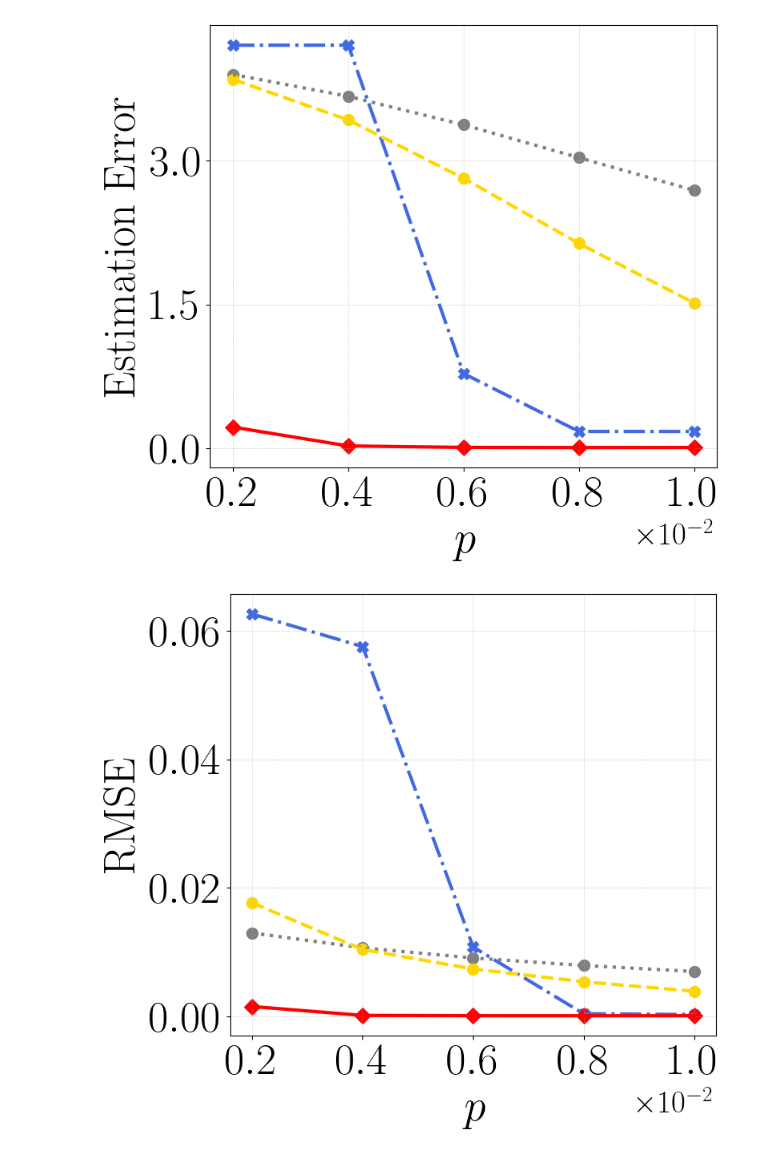
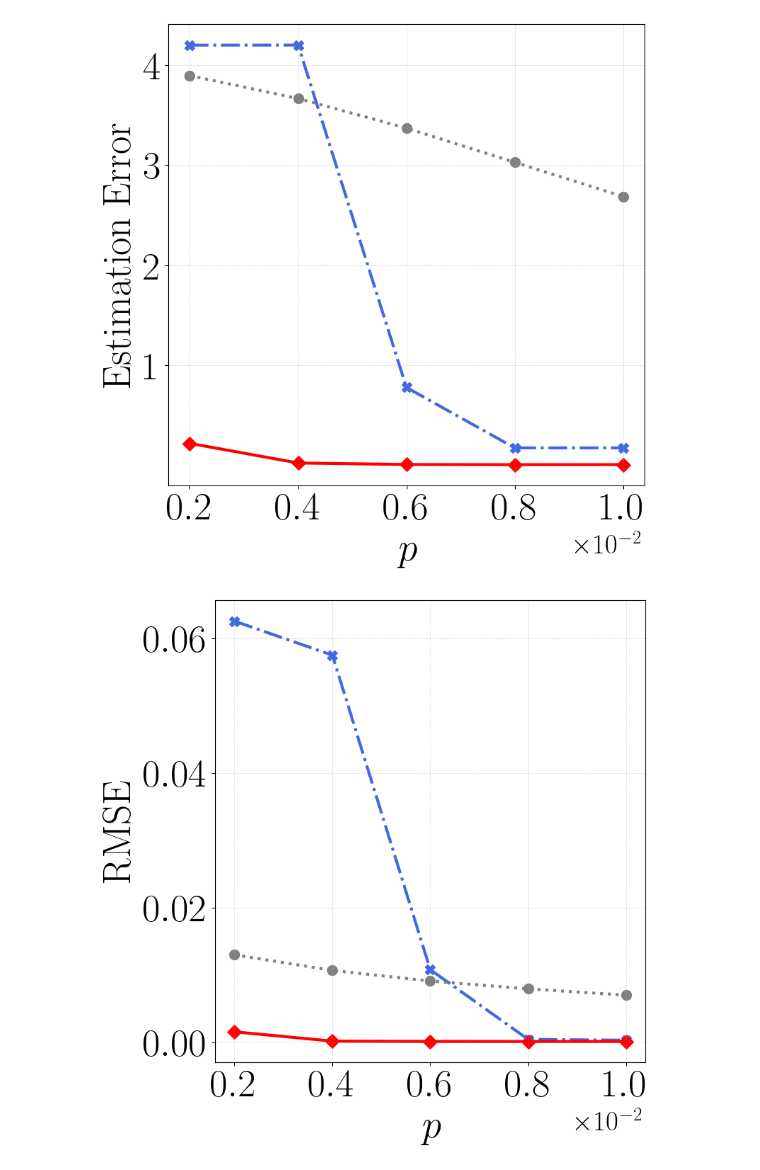
Before and after one commit to VirtuosoResearch/Matrix-completion-from-ultrasparse-samples, a Jupyter notebook: revised_figures/uniform_sampling.ipynb, the cells around one changed output. Drawn from its saved outputs; the diff is of its cells as text; code cells hidden in the pictures.

```diff
--- a/revised_figures/uniform_sampling.ipynb
+++ b/revised_figures/uniform_sampling.ipynb
@@ -22,46 +22,46 @@ nuclear_reg = np.array([3.8431460, 3.4214577, 2.8141486, 2.1356486, 1.5148298])
 iipw_1 = np.array([3.7779362, 3.1910096, 2.4069012, 1.6331401, 1.0081587])
 iipw = np.array([0.2210798, 0.0252923, 0.0101991, 0.0084470, 0.0090929])
 
-f, ax = plt.subplots(figsize=(8,7))
+f, ax = plt.subplots(figsize=(8,8))
 plt.plot(p, alt_GD, lw=3, color='royalblue',ls="dashdot" )
 plt.plot(p, softimpute_als, lw=3, color='grey', ls="dotted")
-plt.plot(p, nuclear_reg, lw=3, color='gold', ls="dashed")
+#plt.plot(p, nuclear_reg, lw=3, color='gold', ls="dashed")
 plt.plot(p, iipw, color='red',lw=3)
 
 plt.scatter(p, alt_GD, s=100, color='royalblue', label=r"$\mathrm{Alternating~GD}$", marker="X")
 plt.scatter(p, softimpute_als, s=100, color='grey', label=r"$\mathrm{SoftImpute~ALS}$", marker="o")
-plt.scatter(p, nuclear_reg, s=100, color='gold', label=r"$\mathrm{Nuclear~norm~reg.}$")
+#plt.scatter(p, nuclear_reg, s=100, color='gold', label=r"$\mathrm{Nuclear~norm~reg.}$")
 plt.scatter(p, iipw, s=100, color='red', label=r"$\mathrm{Ours}$", marker="D")
 
 
 # plt.legend(fontsize=25, loc='upper right')
 # plt.title(title, fontsize=40)
 
 plt.xlabel(r"$p$", fontsize=40)
 plt.ylabel(r"$\mathrm{Estimation~Error}$", fontsize=40)
 
 
 plt.xticks(fontsize=40)
 plt.ticklabel_format(style='sci', scilimits=(0,0), axis='x')
 ax.xaxis.get_offset_text().set_fontsize(28)
-plt.yticks(fontsize=40)
+plt.yticks([1,2,3,4],fontsize=40)
 plt.gca().xaxis.set_major_locator(MaxNLocator(5))
-plt.gca().yaxis.set_major_locator(MaxNLocator(4))
+#plt.gca().yaxis.set_major_locator(MaxNLocator(4))
 #plt.yscale("log", base=10)
 #plt.ylim(,1.1)
 #plt.legend(fontsize=26, loc='upper right', bbox_to_anchor=(0.8, 0.65))
 plt.grid(lw=0.5, ls=":")
 #acc_str = f"best train acc: {np.array(train_acc).max():.4f}\nvalid acc: {val_acc[-1]:.4f}\nbest valid acc: {np.array(val_acc).max():.4f}\ngrokking gap: {val_converge-train_converge}"
 # plt.annotate(acc_str, xy=(0.2, 0.5), xycoords='axes fraction', fontsize=12, color='purple', ha='center')
 # add the annotation text to the overleaf file
 plt.tight_layout()
 plot_name = f"uniform_sampling_err.pdf"
 plt.savefig(plot_name, bbox_inches='tight', format="pdf", dpi=1200)
 
 plt.show()
 plt.close()
 # %% [output]
-[figure, old version]
+[figure, new version]
 # %%
 # observed entries
 title = r'$\mathrm{Synthetic~(10^4~rows)}$'
@@ -71,7 +71,7 @@ softimpute_als_rmse = np.array([0.0130069, 0.0106883, 0.0091079, 0.0079454, 0.00
 nuclear_reg_rmse = np.array([0.0176732, 0.0104306, 0.0073992, 0.0054061, 0.0039429])
 iipw_1_rmse = np.array([0.0162836, 0.0093657, 0.0060119, 0.0038322, 0.0022689])
 iipw_rmse = np.array([0.0015607, 0.0001787, 0.0001298, 0.0001265, 0.0001275])
-f, ax = plt.subplots(figsize=(8,7))
+f, ax = plt.subplots(figsize=(8,8))
 # print(ob2_rmse_mean)
 # print(rmse_mean)
 # plt.figure(figsize=(8,7))
@@ -99,12 +99,12 @@ f, ax = plt.subplots(figsize=(8,7))
 
 plt.plot(p, alt_GD_rmse, lw=3, color='royalblue',ls="dashdot")
 plt.plot(p, softimpute_als_rmse, lw=3, color='grey', ls="dotted")
-plt.plot(p, nuclear_reg_rmse, lw=3, color='gold', ls="dashed")
+#plt.plot(p, nuclear_reg_rmse, lw=3, color='gold', ls="dashed")
 plt.plot(p, iipw_rmse, color='red',lw=3)
 
 plt.scatter(p, alt_GD_rmse, s=100, color='royalblue', label=r"$\mathrm{Alternating~GD}$", marker="X")
 plt.scatter(p, softimpute_als_rmse, s=100, color='grey', label=r"$\mathrm{SoftImpute~ALS}$", marker="o")
-plt.scatter(p, nuclear_reg_rmse, s=100, color='gold', label=r"$\mathrm{Nuclear~norm~reg.}$")
+#plt.scatter(p, nuclear_reg_rmse, s=100, color='gold', label=r"$\mathrm{Nuclear~norm~reg.}$")
 plt.scatter(p, iipw_rmse, s=100, color='red', label=r"$\mathrm{Ours}$", marker="D")
 
 
@@ -137,4 +137,4 @@ plt.savefig(plot_name, bbox_inches='tight', format="pdf", dpi=1200)
 plt.show()
 plt.close()
 # %% [output]
-[figure, old version]
+[figure, new version]
```
Also changed, not shown: 5 other files.
